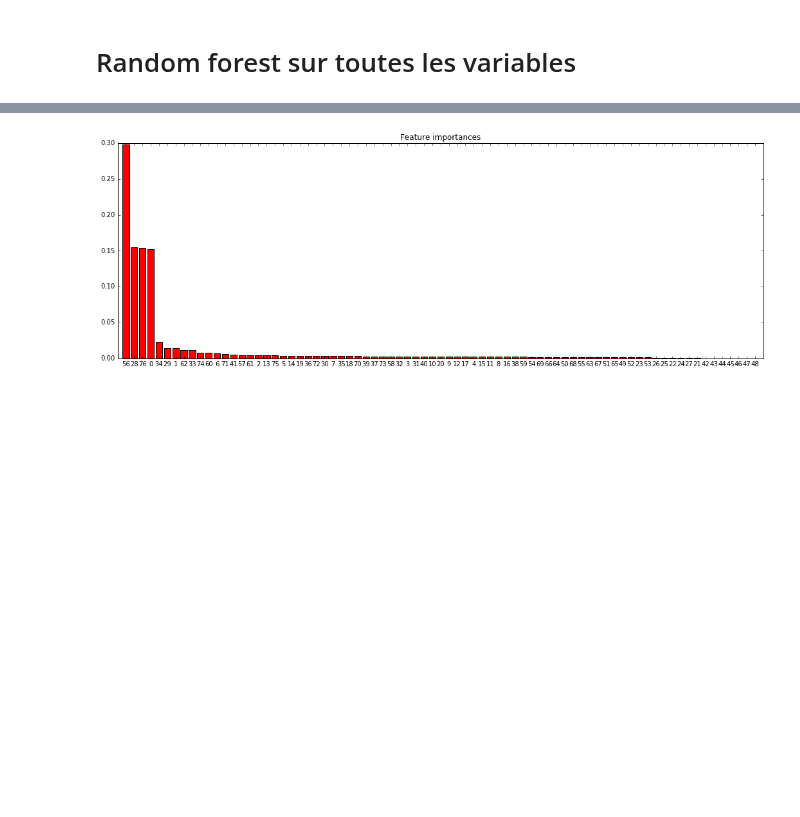
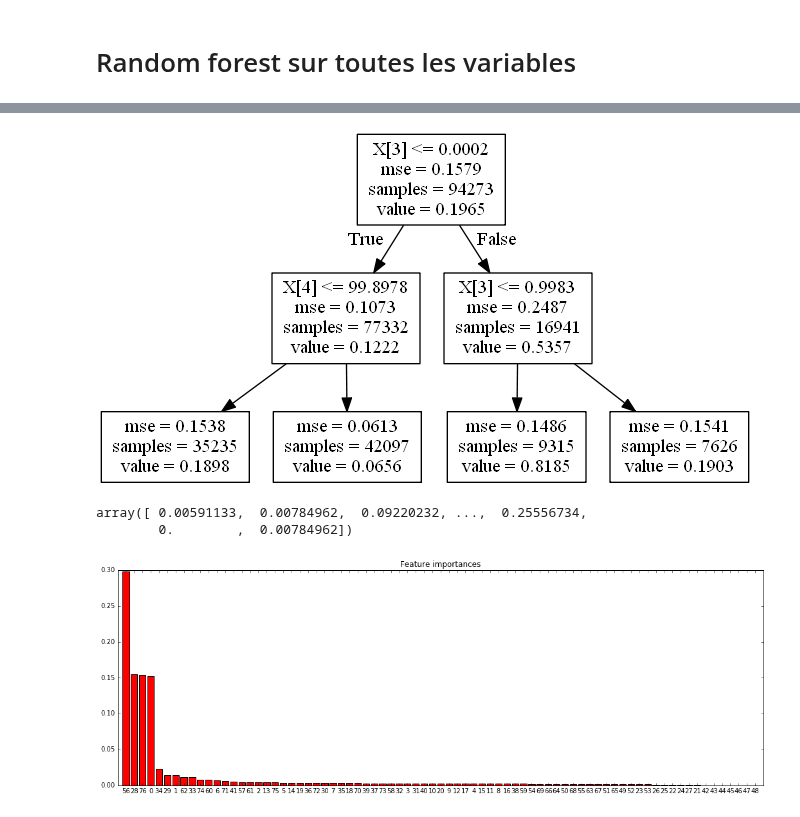
Before and after one commit to imachraoui/Buzz-social-media, a Jupyter notebook: Project-Buzz-David.ipynb, the cells around one changed output, grey strips where cells are left out. Drawn from its saved outputs; the diff is of its cells as text; code cells hidden in the pictures; blank space fills up the shorter version.

```diff
--- a/Project-Buzz-David.ipynb
+++ b/Project-Buzz-David.ipynb
@@ -265,3 +301,25 @@ indices = np.argsort(importances)[::-1]
+# %%
+clf = DecisionTreeRegressor(min_samples_leaf=10, max_depth=2)
+clf = clf.fit(a_train, b_train)
+
+from sklearn.tree import export_graphviz
+export_graphviz(clf, out_file="arbrec.dot")
+# on remplace X[i] par les noms des variables
+with open("arbrec.dot","r") as f: text = f.read()
+
+with open("arbrec.dot","w") as f: f.write(text)
+cwd = os.getcwd()
+os.system ("\"D:\\PyEnsae\\tools\\Graphviz\\bin\\dot.exe\" -Tpng {0}\\arbrec.dot -o {0}\\arbrec.png".format(cwd))
+from IPython.core.display import Image
+Image("arbrec.png")
+# %% [output]
+[figure, added]
+# %%
+predicted = clf.predict(a_test)
+expected = b_test
+# %% [output]
+array([ 0.00591133,  0.00784962,  0.09220232, ...,  0.25556734,
+        0.        ,  0.00784962])
 # %%
 %matplotlib inline
 X = df_Normalized
```
Also changed, not shown: parts of 7 cells of this notebook.
